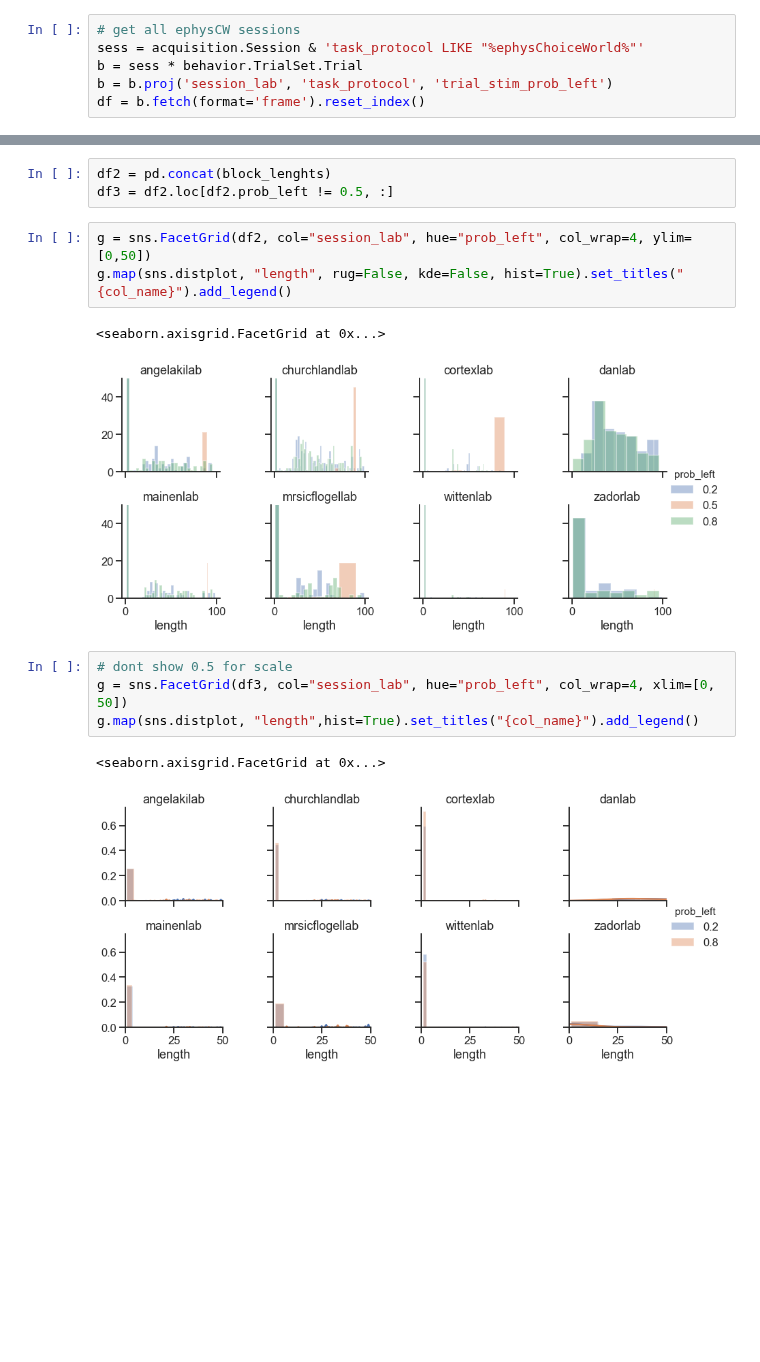
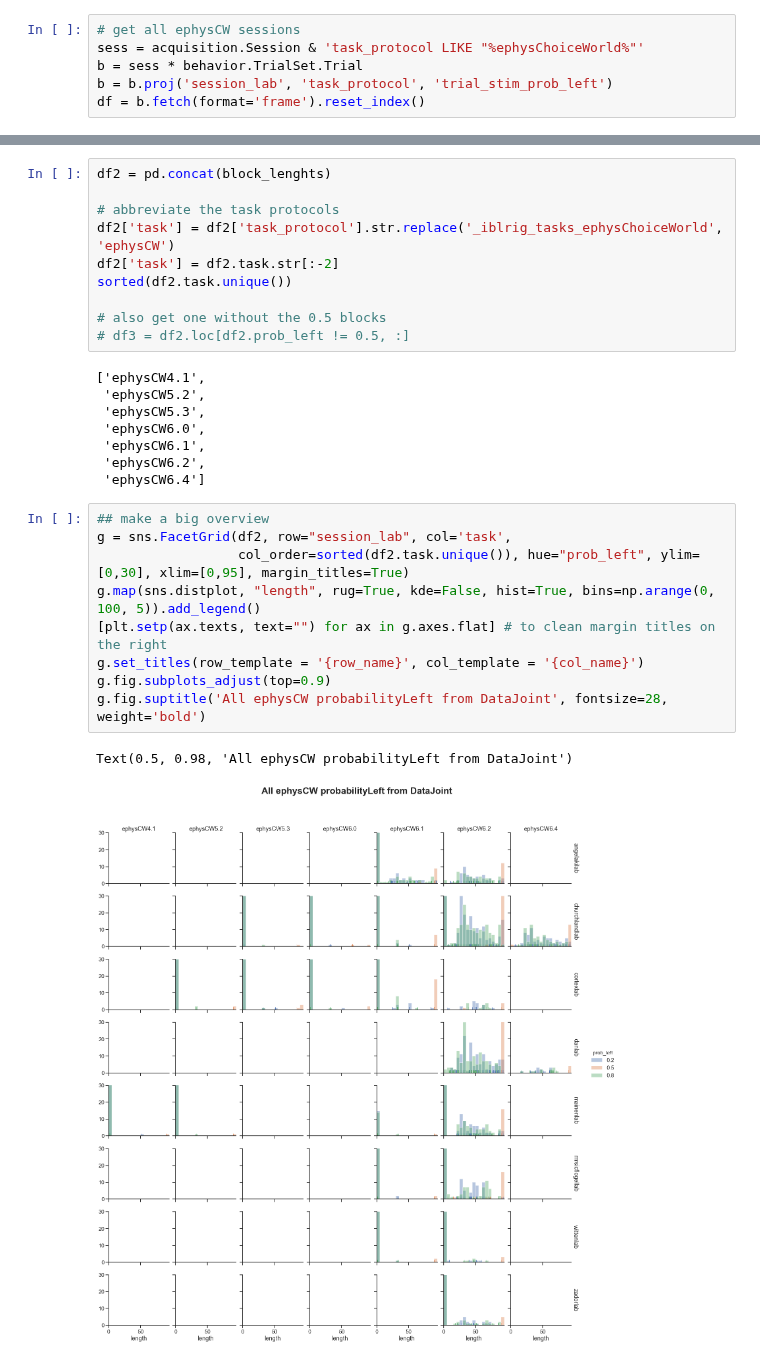
Before and after one commit to int-brain-lab/analysis, a Jupyter notebook: python/ephysCW_probLeft_check.ipynb, the cells around one changed output, grey strips where cells are left out. Drawn from its saved outputs; the diff is of its cells as text; blank space fills up the shorter version.

```diff
--- a/python/ephysCW_probLeft_check.ipynb
+++ b/python/ephysCW_probLeft_check.ipynb
@@ -40,19 +47,33 @@ for name, group in df.groupby(['session_lab', 'task_protocol', 'session_start_ti
     tmp_df['task_protocol'] = name[1]
     tmp_df['session_start_time'] = name[2]
     block_lenghts.append(tmp_df)
-# %%
-df2 = pd.concat(block_lenghts)
-df3 = df2.loc[df2.prob_left != 0.5, :]
-# %%
-g = sns.FacetGrid(df2, col="session_lab", hue="prob_left", col_wrap=4, ylim=[0,50])
-g.map(sns.distplot, "length", rug=False, kde=False, hist=True).set_titles("{col_name}").add_legend()
-# %% [output]
-<seaborn.axisgrid.FacetGrid at 0x...>
-[figure, removed]
-# %%
-# dont show 0.5 for scale
-g = sns.FacetGrid(df3, col="session_lab", hue="prob_left", col_wrap=4, xlim=[0, 50])
-g.map(sns.distplot, "length",hist=True).set_titles("{col_name}").add_legend()
-# %% [output]
-<seaborn.axisgrid.FacetGrid at 0x...>
-[figure, removed]
+# %%
+df2 = pd.concat(block_lenghts)
+
+# abbreviate the task protocols
+df2['task'] = df2['task_protocol'].str.replace('_iblrig_tasks_ephysChoiceWorld', 'ephysCW')
+df2['task'] = df2.task.str[:-2]
+sorted(df2.task.unique())
+
+# also get one without the 0.5 blocks
+# df3 = df2.loc[df2.prob_left != 0.5, :]
+# %% [output]
+['ephysCW4.1',
+ 'ephysCW5.2',
+ 'ephysCW5.3',
+ 'ephysCW6.0',
+ 'ephysCW6.1',
+ 'ephysCW6.2',
+ 'ephysCW6.4']
+# %%
+## make a big overview
+g = sns.FacetGrid(df2, row="session_lab", col='task',
+                  col_order=sorted(df2.task.unique()), hue="prob_left", ylim=[0,30], xlim=[0,95], margin_titles=True)
+g.map(sns.distplot, "length", rug=True, kde=False, hist=True, bins=np.arange(0, 100, 5)).add_legend()
+[plt.setp(ax.texts, text="") for ax in g.axes.flat] # to clean margin titles on the right
+g.set_titles(row_template = '{row_name}', col_template = '{col_name}')
+g.fig.subplots_adjust(top=0.9)
+g.fig.suptitle('All ephysCW probabilityLeft from DataJoint', fontsize=28, weight='bold')
+# %% [output]
+Text(0.5, 0.98, 'All ephysCW probabilityLeft from DataJoint')
+[figure, added]
```
Also changed, not shown: parts of 7 cells of this notebook, 1 other file.
